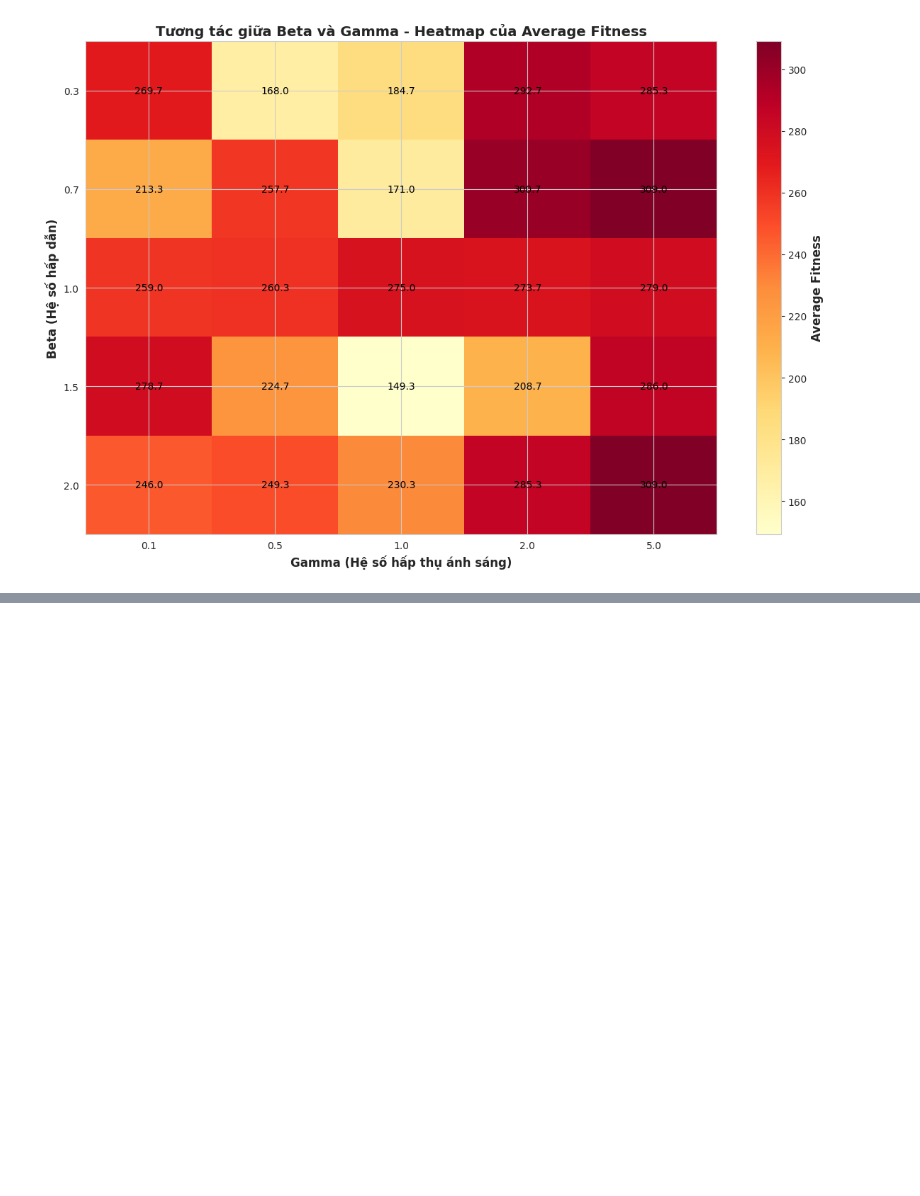
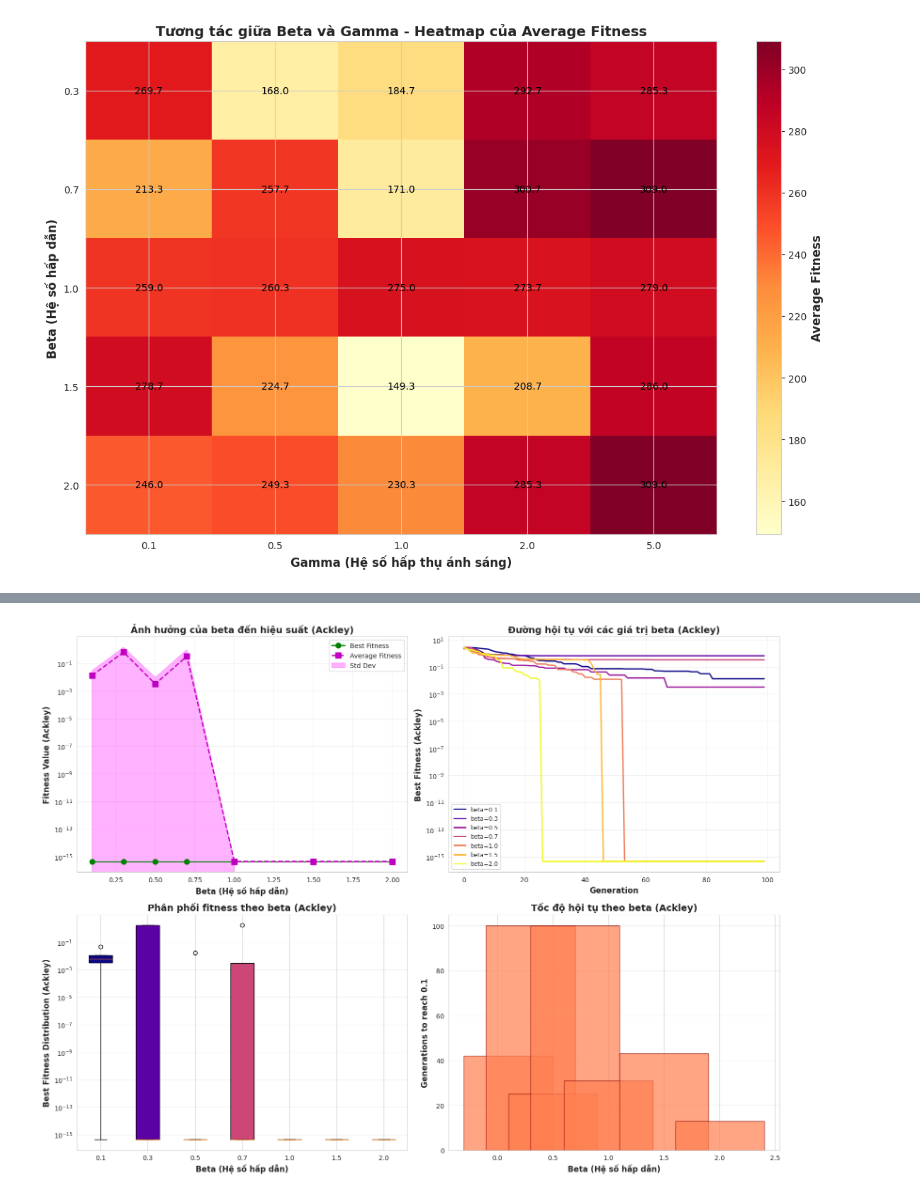
Before and after one commit to p1neapplechoco/search-algo, a Jupyter notebook: notebooks/fa_parameters.ipynb, the cells around one changed output, grey strips where cells are left out. Drawn from its saved outputs; the diff is of its cells as text; code cells hidden in the pictures; blank space fills up the shorter version.

```diff
--- a/notebooks/fa_parameters.ipynb
+++ b/notebooks/fa_parameters.ipynb
@@ -621,0 +858,100 @@ plt.show()
+# %%
+# Visualization cho beta - Ackley
+fig, axes = plt.subplots(2, 2, figsize=(16, 12))
+
+# 1. Best Fitness vs beta
+ax1 = axes[0, 0]
+beta_vals_ackley = [r["beta"] for r in results_beta_ackley]
+best_vals_ackley = [r["best_fitness"] for r in results_beta_ackley]
+avg_vals_ackley = [r["avg_fitness"] for r in results_beta_ackley]
+std_vals_ackley = [r["std_fitness"] for r in results_beta_ackley]
+
+ax1.plot(
+    beta_vals_ackley,
+    best_vals_ackley,
+    "go-",
+    linewidth=2,
+    markersize=8,
+    label="Best Fitness",
+)
+ax1.plot(
+    beta_vals_ackley,
+    avg_vals_ackley,
+    "ms--",
+    linewidth=2,
+    markersize=8,
+    label="Average Fitness",
+)
+ax1.fill_between(
+    beta_vals_ackley,
+    np.array(avg_vals_ackley) - np.array(std_vals_ackley),
+    np.array(avg_vals_ackley) + np.array(std_vals_ackley),
+    alpha=0.3,
+    color="magenta",
+    label="Std Dev",
+)
+ax1.set_xlabel("Beta (Hệ số hấp dẫn)", fontsize=12, fontweight="bold")
+ax1.set_ylabel("Fitness Value (Ackley)", fontsize=12, fontweight="bold")
+ax1.set_title(
+    "Ảnh hưởng của beta đến hiệu suất (Ackley)", fontsize=14, fontweight="bold"
+)
+ax1.legend(loc="best")
+ax1.grid(True, alpha=0.3)
+ax1.set_yscale("log")
+
+# 2. Convergence curves for different beta
+ax2 = axes[0, 1]
+colors = plt.cm.plasma(np.linspace(0, 1, len(results_beta_ackley)))
+for i, result in enumerate(results_beta_ackley):
+    avg_history = np.mean(result["convergence_history"], axis=0)
+    ax2.plot(avg_history, color=colors[i], linewidth=2, label=f"beta={result['beta']}")
+ax2.set_xlabel("Generation", fontsize=12, fontweight="bold")
+ax2.set_ylabel("Best Fitness (Ackley)", fontsize=12, fontweight="bold")
+ax2.set_title(
+    "Đường hội tụ với các giá trị beta (Ackley)", fontsize=14, fontweight="bold"
+)
+ax2.legend(loc="best", fontsize=9)
+ax2.grid(True, alpha=0.3)
+ax2.set_yscale("log")
+
+# 3. Box plot for variance analysis
+ax3 = axes[1, 0]
+data_for_boxplot_ackley = [r["all_best_fitnesses"] for r in results_beta_ackley]
+bp = ax3.boxplot(data_for_boxplot_ackley, labels=beta_vals_ackley, patch_artist=True)
+for patch, color in zip(bp["boxes"], colors):
+    patch.set_facecolor(color)
+ax3.set_xlabel("Beta (Hệ số hấp dẫn)", fontsize=12, fontweight="bold")
+ax3.set_ylabel("Best Fitness Distribution (Ackley)", fontsize=12, fontweight="bold")
+ax3.set_title("Phân phối fitness theo beta (Ackley)", fontsize=14, fontweight="bold")
+ax3.grid(True, alpha=0.3, axis="y")
+ax3.set_yscale("log")
+
+# 4. Convergence speed (generations to reach threshold)
+ax4 = axes[1, 1]
+threshold_ackley = 0.1  # Ngưỡng cho Ackley (gần optimal)
+convergence_speeds_ackley = []
+for result in results_beta_ackley:
+    avg_history = np.mean(result["convergence_history"], axis=0)
+    gen_to_threshold = (
+        np.argmax(avg_history <= threshold_ackley)
+        if np.any(avg_history <= threshold_ackley)
+        else max_generations_ackley
+    )
+    convergence_speeds_ackley.append(gen_to_threshold)
+
+ax4.bar(
+    beta_vals_ackley,
+    convergence_speeds_ackley,
+    color="coral",
+    edgecolor="darkred",
+    alpha=0.7,
+)
+ax4.set_xlabel("Beta (Hệ số hấp dẫn)", fontsize=12, fontweight="bold")
+ax4.set_ylabel("Generations to reach 0.1", fontsize=12, fontweight="bold")
+ax4.set_title("Tốc độ hội tụ theo beta (Ackley)", fontsize=14, fontweight="bold")
+ax4.grid(True, alpha=0.3, axis="y")
+
+plt.tight_layout()
+plt.show()
+# %% [output]
+[figure, added]
```
Also changed, not shown: parts of 26 cells of this notebook, 1 other file.
